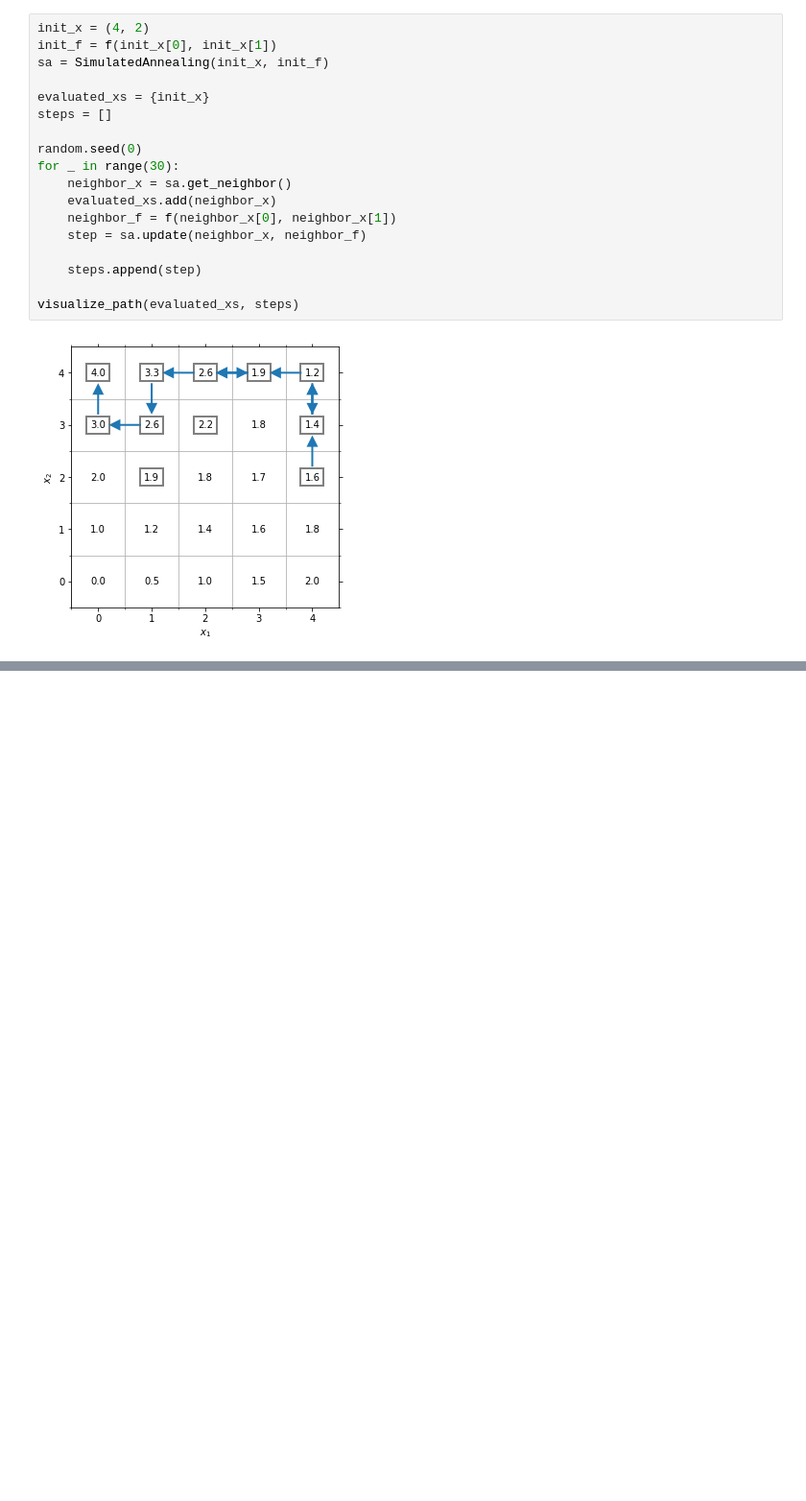
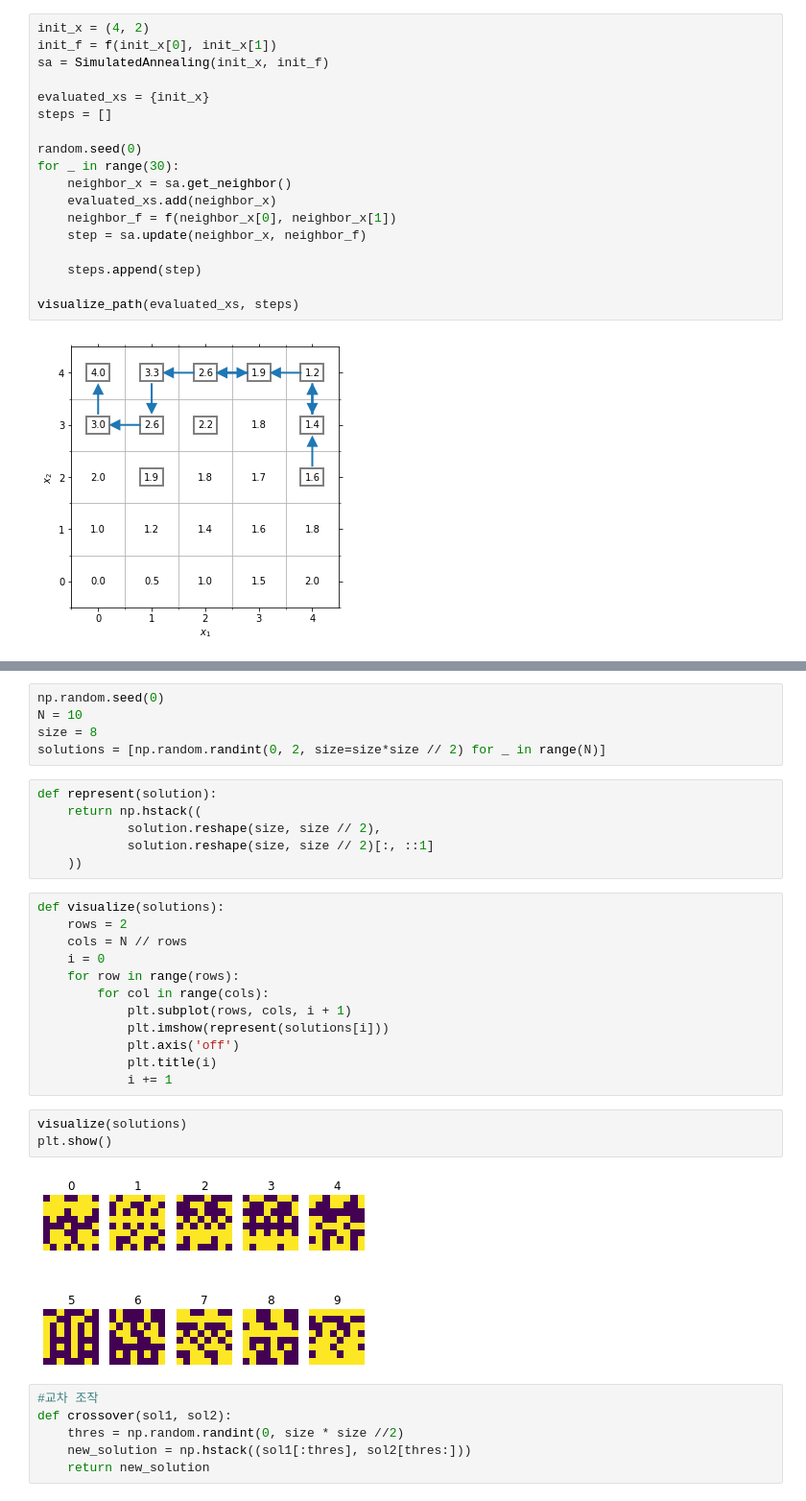
Before and after one commit to king-rabbit/ab_test, a Jupyter notebook: ch4.ipynb, the cells around one changed output, grey strips where cells are left out. Shown at 96% size. Cells and saved outputs as stored; diff of their text form; blank space fills up the shorter version.

```diff
--- a/ch4.ipynb
+++ b/ch4.ipynb
@@ -325,0 +349,34 @@ visualize_path(evaluated_xs, steps)
+# %%
+np.random.seed(0)
+N = 10
+size = 8
+solutions = [np.random.randint(0, 2, size=size*size // 2) for _ in range(N)]
+# %%
+def represent(solution):
+    return np.hstack((
+            solution.reshape(size, size // 2),
+            solution.reshape(size, size // 2)[:, ::1]
+    ))
+# %%
+def visualize(solutions):
+    rows = 2
+    cols = N // rows
+    i = 0
+    for row in range(rows):
+        for col in range(cols):
+            plt.subplot(rows, cols, i + 1)
+            plt.imshow(represent(solutions[i]))
+            plt.axis('off')
+            plt.title(i)
+            i += 1
+# %%
+visualize(solutions)
+plt.show()
+# %% [output]
+[figure, added]
+# %%
+#교차 조작
+def crossover(sol1, sol2):
+    thres = np.random.randint(0, size * size //2)
+    new_solution = np.hstack((sol1[:thres], sol2[thres:]))
+    return new_solution
```
Also changed, not shown: parts of 9 cells of this notebook, 1 other file.
